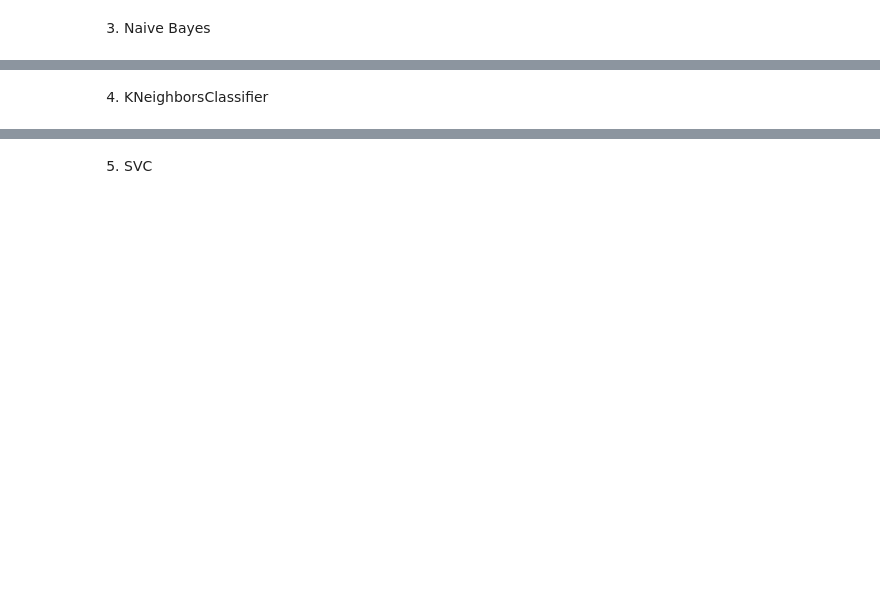
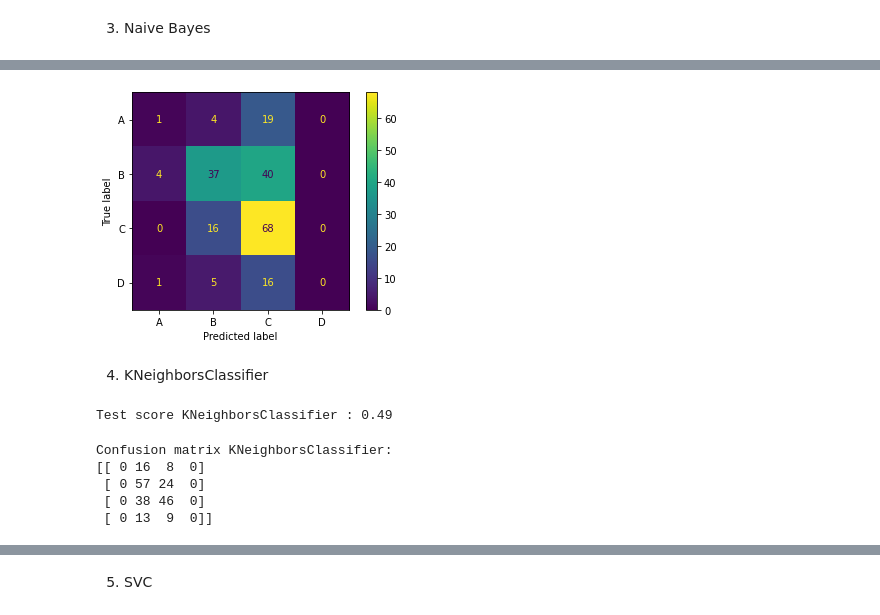
Before and after one commit to teerachot-m/Employee-Performance-Evaluation-and-Prediction, a Jupyter notebook: Project_HR.ipynb, the cells around one changed output, grey strips where cells are left out. Cells and saved outputs as stored; diff of their text form; code cells hidden in the pictures; blank space fills up the shorter version.

```diff
--- a/Project_HR.ipynb
+++ b/Project_HR.ipynb
@@ -1025,2 +1094,23 @@ Number of features used: 11
+# %%
+plot_confusion_matrix(gnb3, X_test1, y_test1)
+plt.show()
+# %% [output]
+[figure, added]
 # %% [markdown]
 4. KNeighborsClassifier
+# %%
+knn4 = KNeighborsClassifier (n_neighbors = 13)
+knn4.fit(X_train1, y_train1)
+pred_knn=knn4.predict(X_test1)
+print("Test score KNeighborsClassifier : {:.2f}".format(knn4.score(X_test1, y_test1)))
+# %% [output]
+Test score KNeighborsClassifier : 0.49
+# %%
+confusion4 = confusion_matrix(y_test1, pred_knn)
+print("Confusion matrix KNeighborsClassifier:\n{}".format(confusion4))
+# %% [output]
+Confusion matrix KNeighborsClassifier:
+[[ 0 16  8  0]
+ [ 0 57 24  0]
+ [ 0 38 46  0]
+ [ 0 13  9  0]]
```
Also changed, not shown: parts of 20 cells of this notebook.
